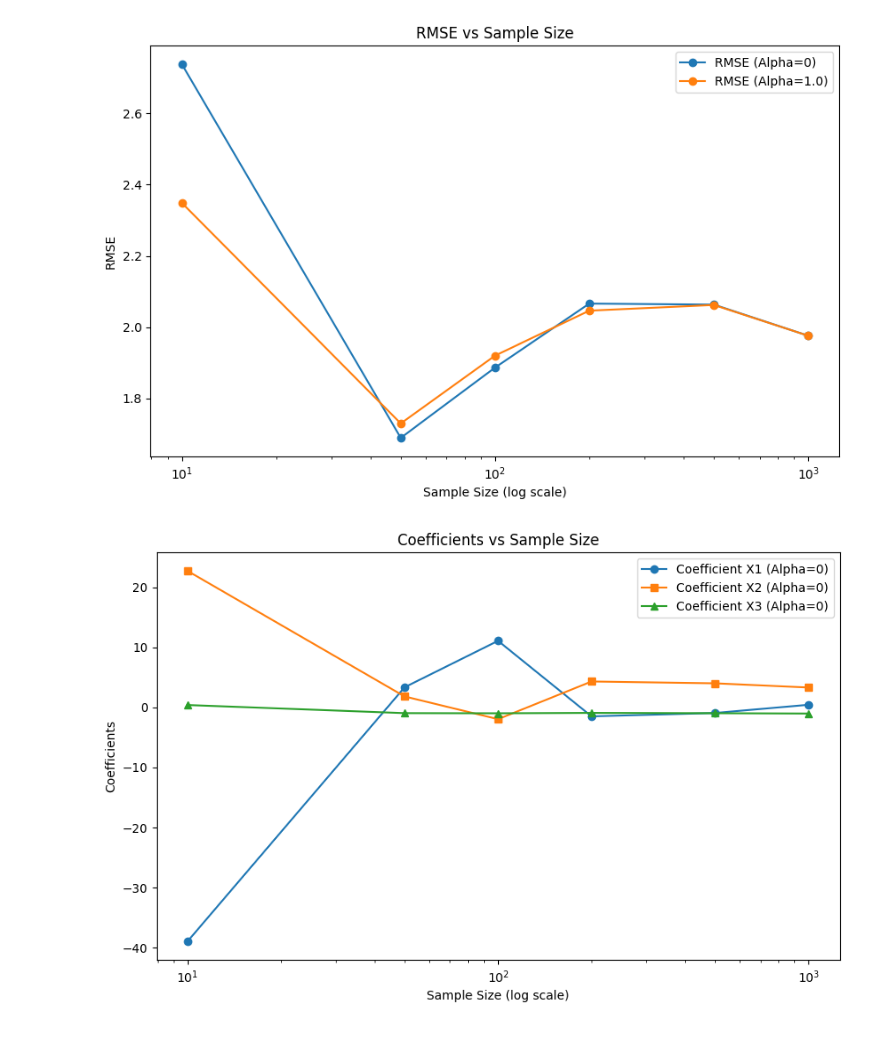
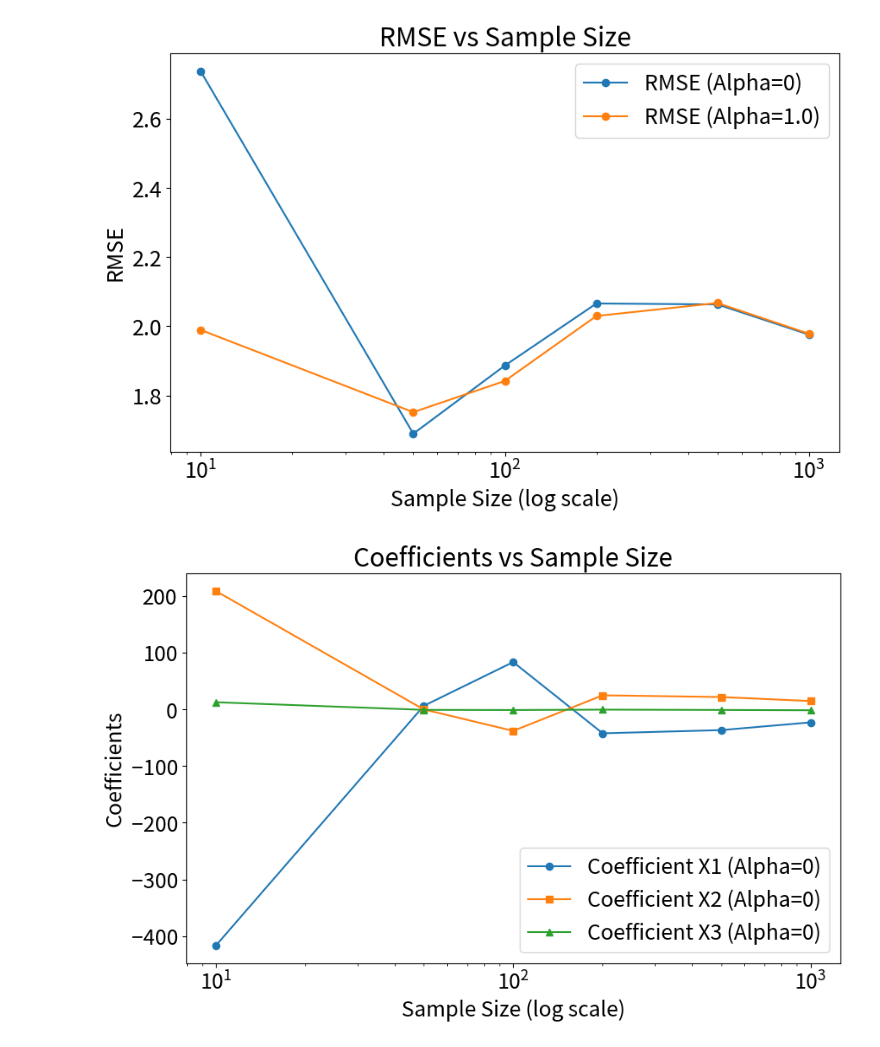
Before and after one commit to junya737/multicollinearity-test, a Jupyter notebook: main.ipynb, the cells around one changed output. Drawn from its saved outputs; the diff is of its cells as text; code cells hidden in the pictures.

```diff
--- a/main.ipynb
+++ b/main.ipynb
@@ -5,13 +5,15 @@ from sklearn.linear_model import LinearRegression, Ridge
 from sklearn.metrics import mean_squared_error, r2_score
 from sklearn.model_selection import train_test_split
 import matplotlib.pyplot as plt
+plt.rcParams['font.family'] = 'Noto Sans CJK JP'
+plt.rcParams["font.size"] = 18
 # %%
 # データ生成（多重共線性を含む）
 np.random.seed(42)
 n_samples = 200  # サンプル数
-X1 = np.random.rand(n_samples) * 10
-X2 = 2 * X1 + np.random.normal(0, 0.1, n_samples)  # X1と強い相関を持つ
-X3 = np.random.rand(n_samples) * 10
+X1 = np.random.rand(n_samples)
+X2 = 2 * X1 + np.random.normal(0, 0.01, n_samples)  # X1と強い相関を持つ
+X3 = np.random.rand(n_samples)
 y = 3 * X1 + 2 * X2 - X3 + np.random.normal(0, 2, n_samples)  # 目的変数
 
 # データフレーム化
@@ -125,9 +136,9 @@ results = []
 for strength in correlation_strengths:
     np.random.seed(42)
     # 説明変数の生成
-    X1 = np.random.rand(n_samples) * 10
+    X1 = np.random.rand(n_samples)
     X2 = 2 * X1 + np.random.normal(0, strength, n_samples)
-    X3 = np.random.rand(n_samples) * 10
+    X3 = np.random.rand(n_samples)
     y = 3 * X1 + 2 * X2 - X3 + np.random.normal(0, 2, n_samples)  # 目的変数
 
     # データ分割
@@ -252,9 +264,9 @@ results_sample_size = []
 for n_samples in sample_sizes:
     np.random.seed(42)
     # 説明変数の生成
-    X1 = np.random.rand(n_samples) * 10
-    X2 = 2 * X1 + np.random.normal(0, correlation_strength, n_samples) * 10
-    X3 = np.random.rand(n_samples) * 10
+    X1 = np.random.rand(n_samples)
+    X2 = 2 * X1 + np.random.normal(0, correlation_strength, n_samples)
+    X3 = np.random.rand(n_samples)
     y = 3 * X1 + 2 * X2 - X3 + np.random.normal(0, 2, n_samples)  # 目的変数
 
     # データ分割
@@ -344,32 +356,32 @@ plt.plot(
 )
 
 plt.xscale("log")
 plt.xlabel("Sample Size (log scale)")
 plt.ylabel("Coefficients")
 plt.title("Coefficients vs Sample Size")
 plt.legend()
 plt.show()
 
 
 plt.figure(figsize=(10, 6))
 alpha = 1.0
 subset = coefficients_sample_size_df[coefficients_sample_size_df["Alpha"] == alpha]
 plt.plot(
     subset["Sample Size"], subset["Coefficient X1"], label=f"Coefficient X1 (Alpha={alpha})", marker="o"
 )
 plt.plot(
     subset["Sample Size"], subset["Coefficient X2"], label=f"Coefficient X2 (Alpha={alpha})", marker="s"
 )
 plt.plot(
     subset["Sample Size"], subset["Coefficient X3"], label=f"Coefficient X3 (Alpha={alpha})", marker="^"
 )
 
 plt.xscale("log")
 plt.xlabel("Sample Size (log scale)")
 plt.ylabel("Coefficients")
 plt.title("Coefficients vs Sample Size")
 plt.legend()
 plt.show()
 # %% [output]
-[figure, old version]
+[figure, new version]
-[figure, old version]
+[figure, new version]
```
Also changed, not shown: parts of 5 cells of this notebook.
